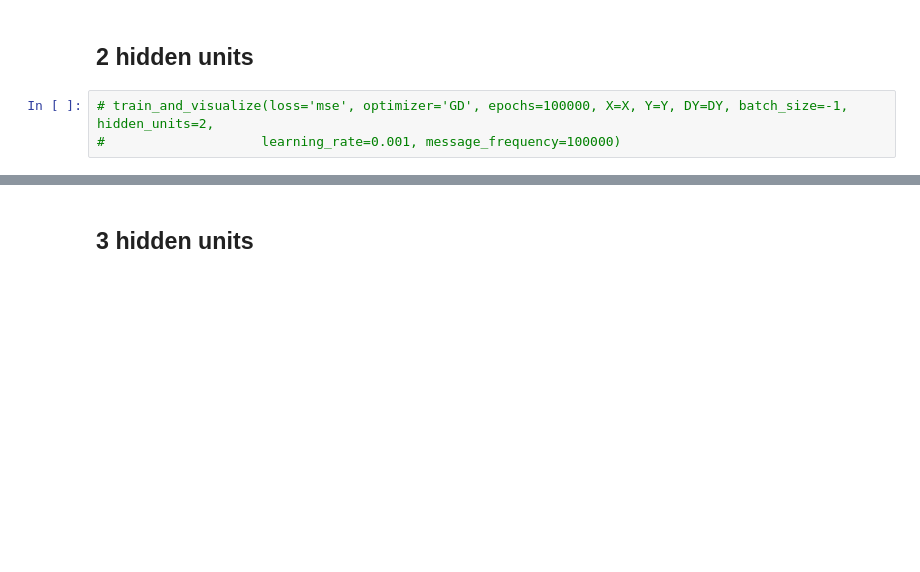
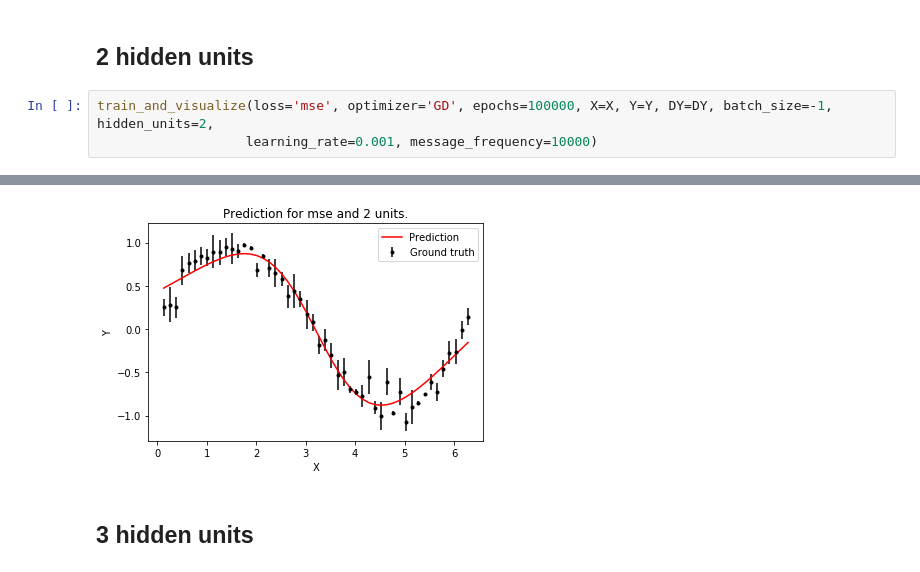
Before and after one commit to PGrabinski/IntroductionNeuralNetworks, a Jupyter notebook: List5/Problem2.ipynb, the cells around one changed output, grey strips where cells are left out. Saved outputs shown, nothing was run; the diff lists cells and outputs as text; blank space fills up the shorter version.

```diff
--- a/List5/Problem2.ipynb
+++ b/List5/Problem2.ipynb
@@ -57,5 +57,6 @@ We will use the Mean Square Error loss function and optimizing the network with
 # %% [markdown]
 ## 2 hidden units
 # %%
-# train_and_visualize(loss='mse', optimizer='GD', epochs=100000, X=X, Y=Y, DY=DY, batch_size=-1, hidden_units=2,
-#                    learning_rate=0.001, message_frequency=100000)
+train_and_visualize(loss='mse', optimizer='GD', epochs=100000, X=X, Y=Y, DY=DY, batch_size=-1, hidden_units=2,
+                   learning_rate=0.001, message_frequency=10000)
+# %% [output]
@@ -62,3 +74,4 @@ We will use the Mean Square Error loss function and optimizing the network with
+[figure, added]
 # %% [markdown]
 ## 3 hidden units
 # %%
```
Also changed, not shown: parts of 5 cells of this notebook, 6 other files.
